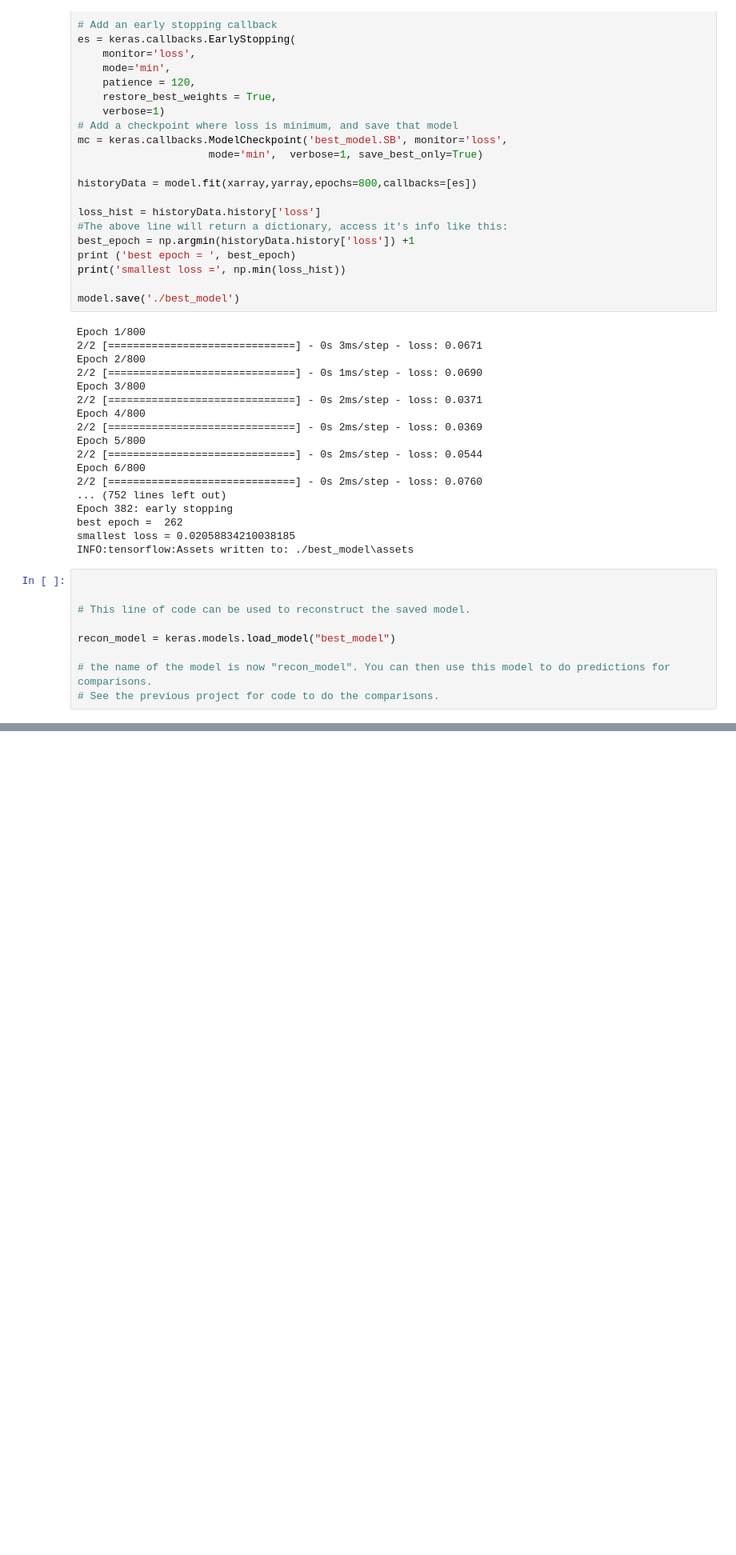
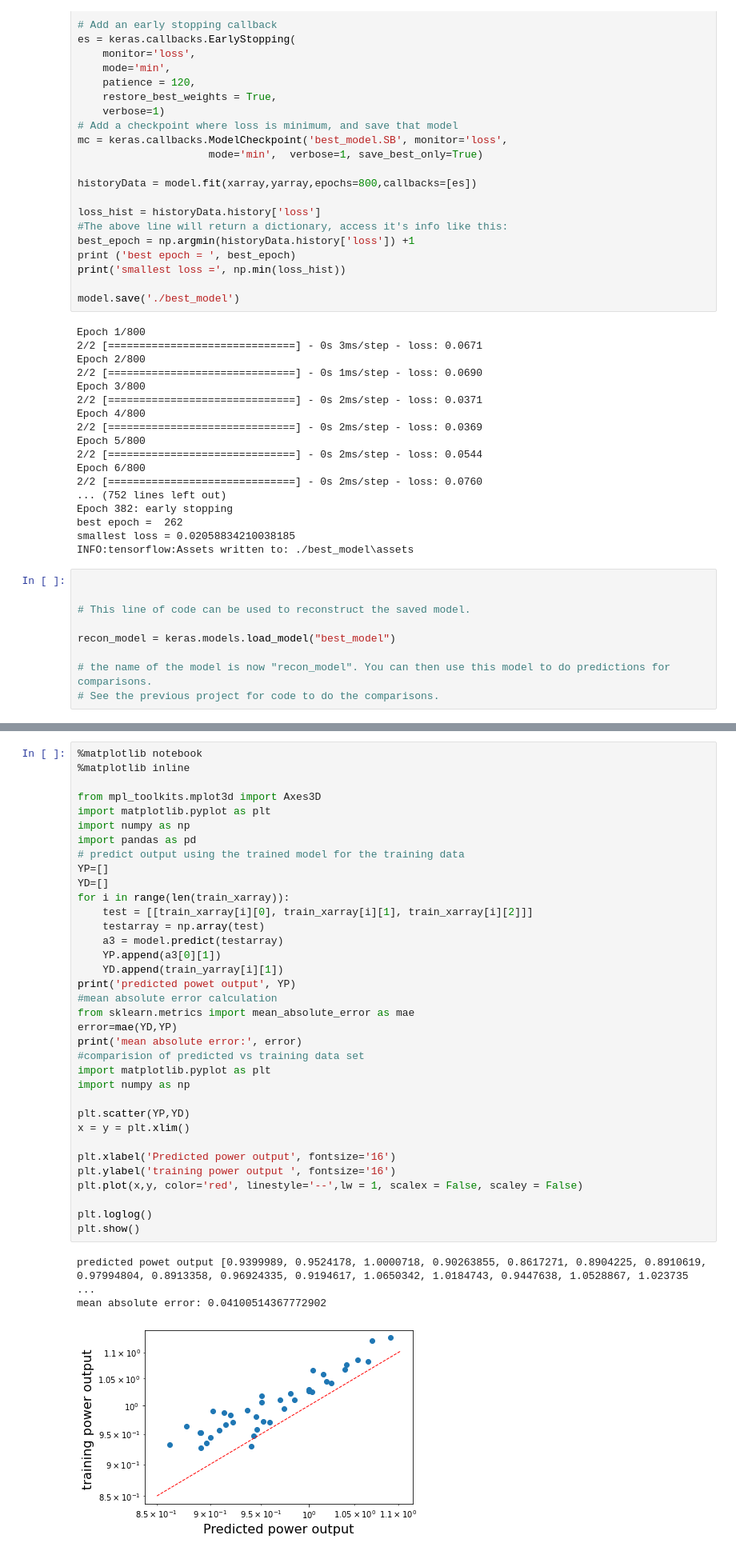
Before and after one commit to joshuaaduarte/Boiler-Modeling-Neural-Network, a Jupyter notebook: TaskOne.ipynb, the cells around one changed output, grey strips where cells are left out. Shown at 80% size. Cells and saved outputs as stored; diff of their text form; blank space fills up the shorter version.

```diff
--- a/TaskOne.ipynb
+++ b/TaskOne.ipynb
@@ -366,0 +374,39 @@ mean absolute error: 0.04100514367772902
+# %%
+%matplotlib notebook
+%matplotlib inline
+
+from mpl_toolkits.mplot3d import Axes3D
+import matplotlib.pyplot as plt
+import numpy as np
+import pandas as pd
+# predict output using the trained model for the training data
+YP=[]
+YD=[]
+for i in range(len(train_xarray)):
+    test = [[train_xarray[i][0], train_xarray[i][1], train_xarray[i][2]]]
+    testarray = np.array(test)
+    a3 = model.predict(testarray)
+    YP.append(a3[0][1])
+    YD.append(train_yarray[i][1])
+print('predicted powet output', YP)
+#mean absolute error calculation
+from sklearn.metrics import mean_absolute_error as mae
+error=mae(YD,YP)
+print('mean absolute error:', error)
+#comparision of predicted vs training data set
+import matplotlib.pyplot as plt
+import numpy as np
+
+plt.scatter(YP,YD)
+x = y = plt.xlim()
+
+plt.xlabel('Predicted power output', fontsize='16')
+plt.ylabel('training power output ', fontsize='16')
+plt.plot(x,y, color='red', linestyle='--',lw = 1, scalex = False, scaley = False)
+
+plt.loglog()
+plt.show()
+# %% [output]
+predicted powet output [0.9399989, 0.9524178, 1.0000718, 0.90263855, 0.8617271, 0.8904225, 0.8910619, 0.97994804, 0.8913358, 0.96924335, 0.9194617, 1.0650342, 1.0184743, 0.9447638, 1.0528867, 1.023735 ...
+mean absolute error: 0.04100514367772902
+[figure, added]
```
Also changed, not shown: parts of 25 cells of this notebook, 5 other files.
